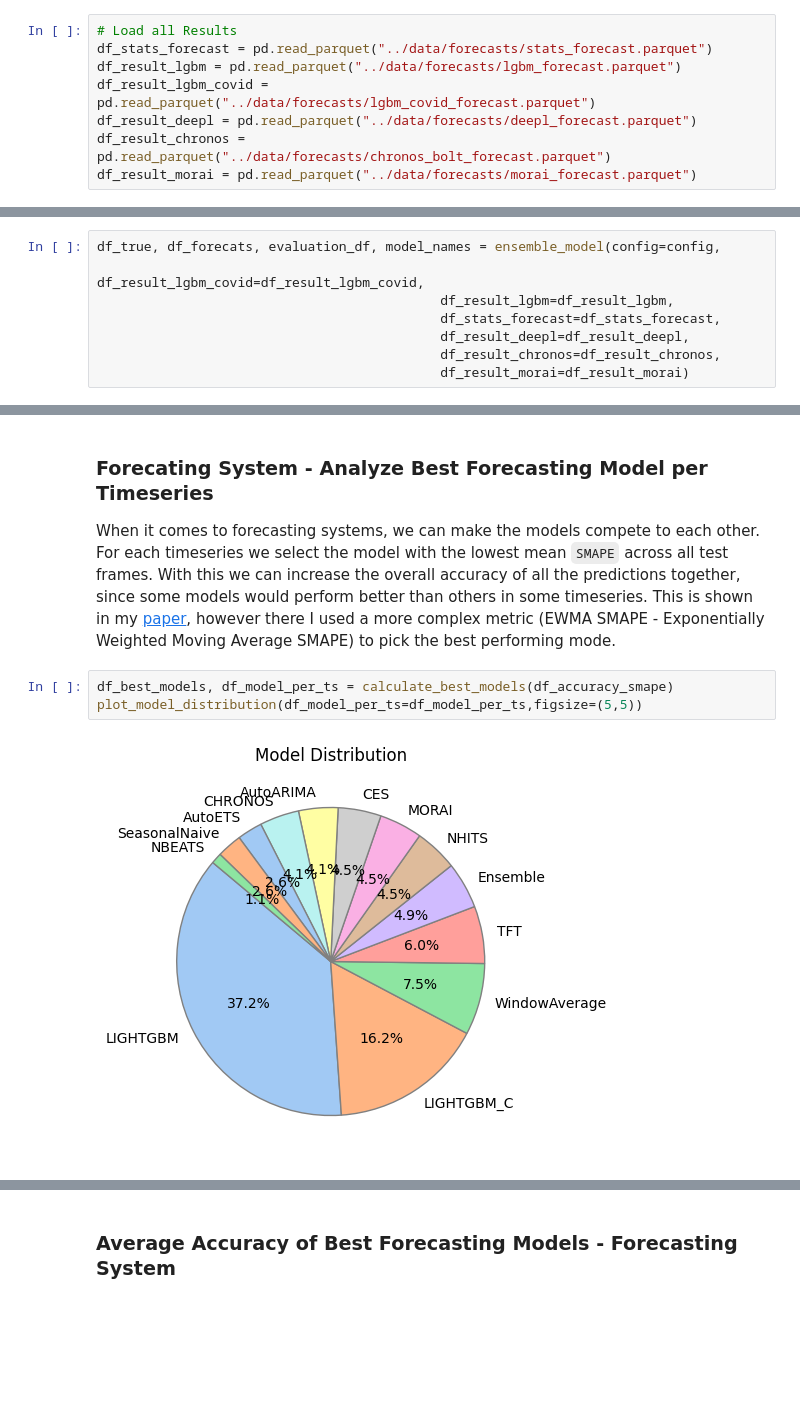
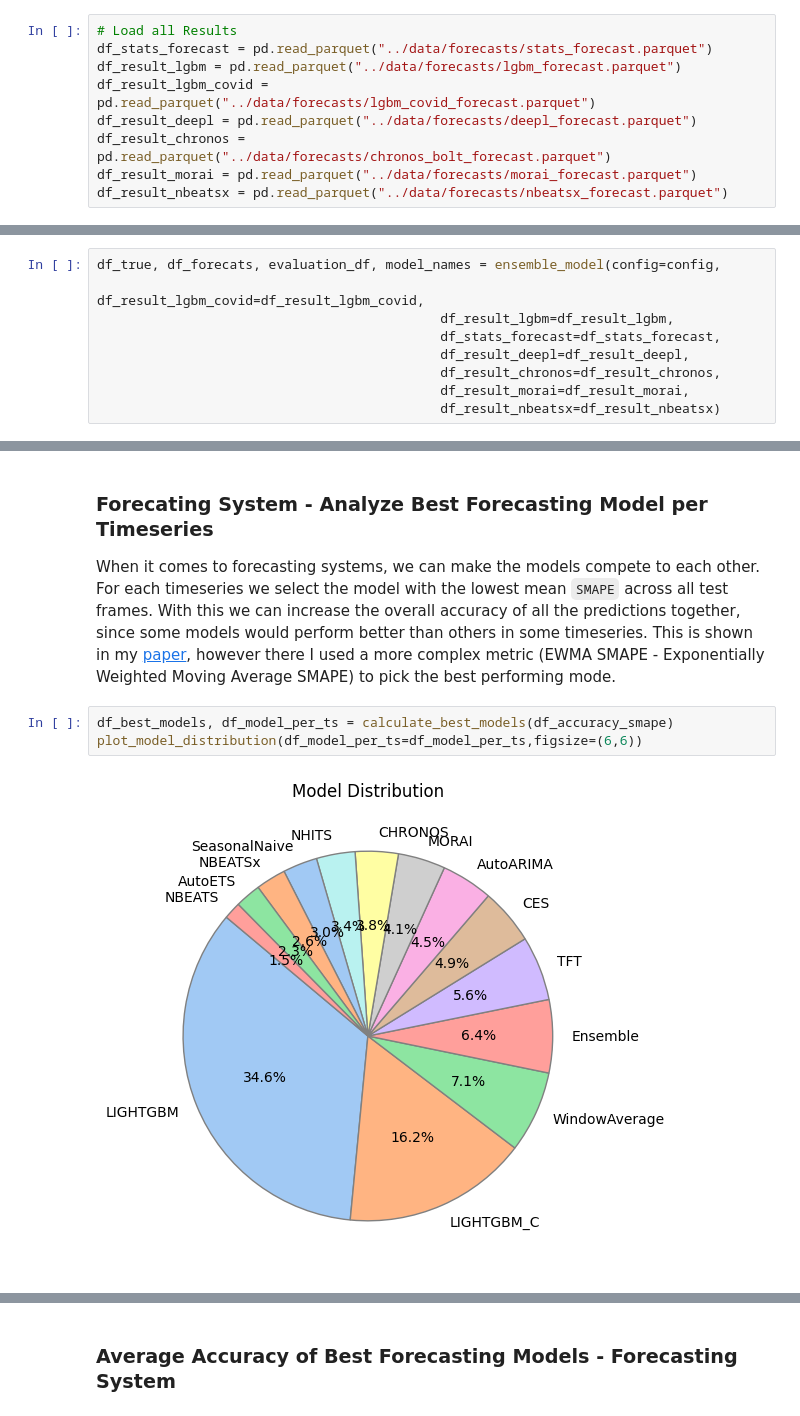
Before and after one commit to john2408/project_data_analytics, a Jupyter notebook: reports/report.ipynb, the cells around one changed output, grey strips where cells are left out. Saved outputs shown, nothing was run; the diff lists cells and outputs as text; blank space fills up the shorter version.

Commit message:
adding nbeatsx model

```diff
--- a/reports/report.ipynb
+++ b/reports/report.ipynb
@@ -358,6 +361,7 @@ df_result_lgbm_covid = pd.read_parquet("../data/forecasts/lgbm_covid_forecast.pa
 df_result_deepl = pd.read_parquet("../data/forecasts/deepl_forecast.parquet")
 df_result_chronos = pd.read_parquet("../data/forecasts/chronos_bolt_forecast.parquet")
 df_result_morai = pd.read_parquet("../data/forecasts/morai_forecast.parquet")
+df_result_nbeatsx = pd.read_parquet("../data/forecasts/nbeatsx_forecast.parquet")
 # %% [markdown]
 ##### Feature Importance Analysis
 # %%
@@ -389,7 +394,8 @@ df_true, df_forecats, evaluation_df, model_names = ensemble_model(config=config,
                                             df_stats_forecast=df_stats_forecast,
                                             df_result_deepl=df_result_deepl,
                                             df_result_chronos=df_result_chronos,
-                                            df_result_morai=df_result_morai)
+                                            df_result_morai=df_result_morai,
+                                            df_result_nbeatsx=df_result_nbeatsx)
 # %% [markdown]
 ## Results
 # %% [markdown]
@@ -441,7 +448,7 @@ Regarding the Business Accuracy target. We can see that the highest Number of ti
 When it comes to forecasting systems, we can make the models compete to each other. For each timeseries we select the model with the lowest mean `SMAPE` across all test frames. With this we can increase the overall accuracy of all the predictions together, since some models would perform better than others in some timeseries. This is shown in my [paper](https://www.mdpi.com/2673-4591/39/1/75), however there I used a more complex metric (EWMA SMAPE - Exponentially Weighted Moving Average SMAPE) to pick the best performing mode.
 # %%
 df_best_models, df_model_per_ts = calculate_best_models(df_accuracy_smape)
-plot_model_distribution(df_model_per_ts=df_model_per_ts,figsize=(5,5))
+plot_model_distribution(df_model_per_ts=df_model_per_ts,figsize=(6,6))
 # %% [output]
-[figure, old version]
+[figure, new version]
 # %% [markdown]
```
Also changed, not shown: parts of 14 cells of this notebook, 9 other files.
